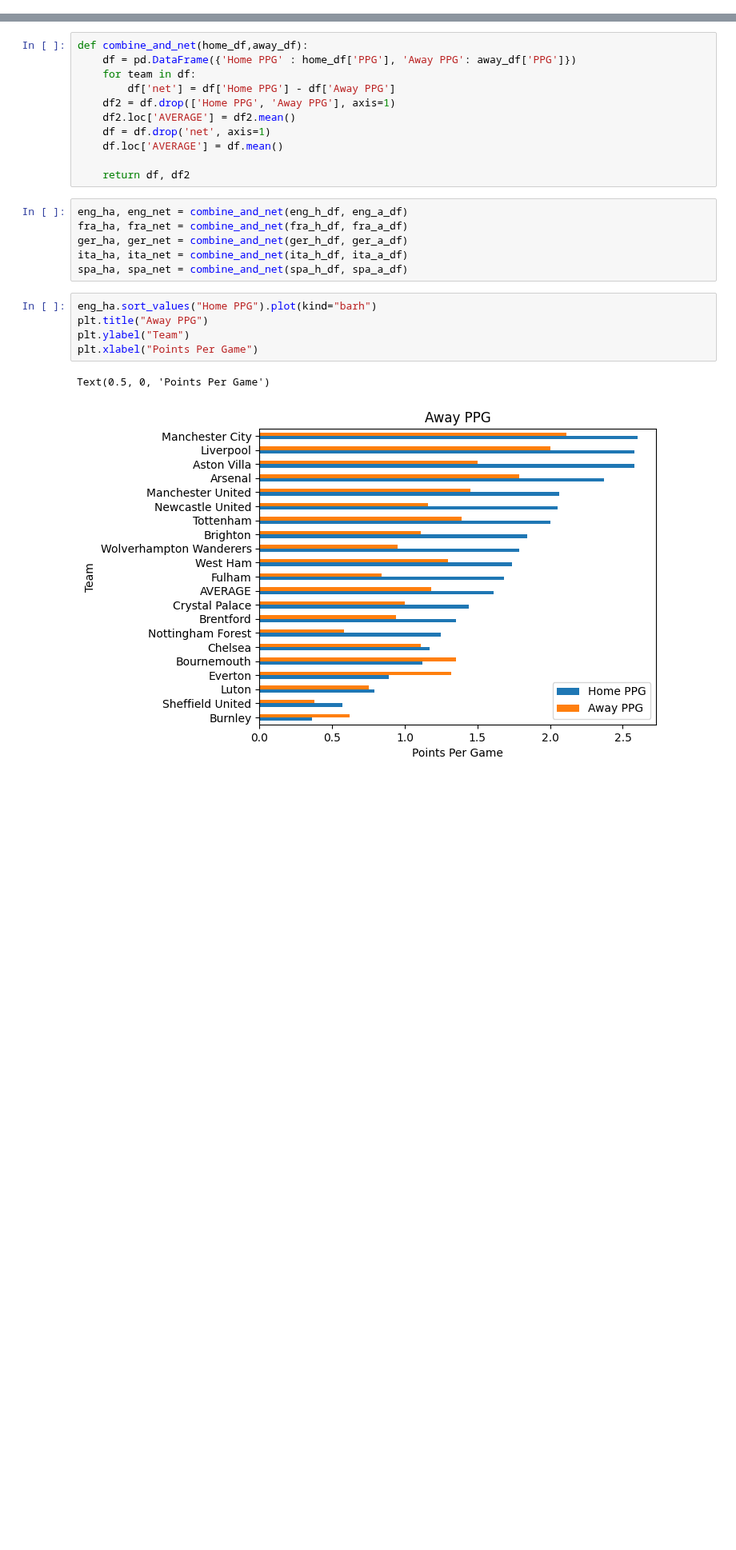
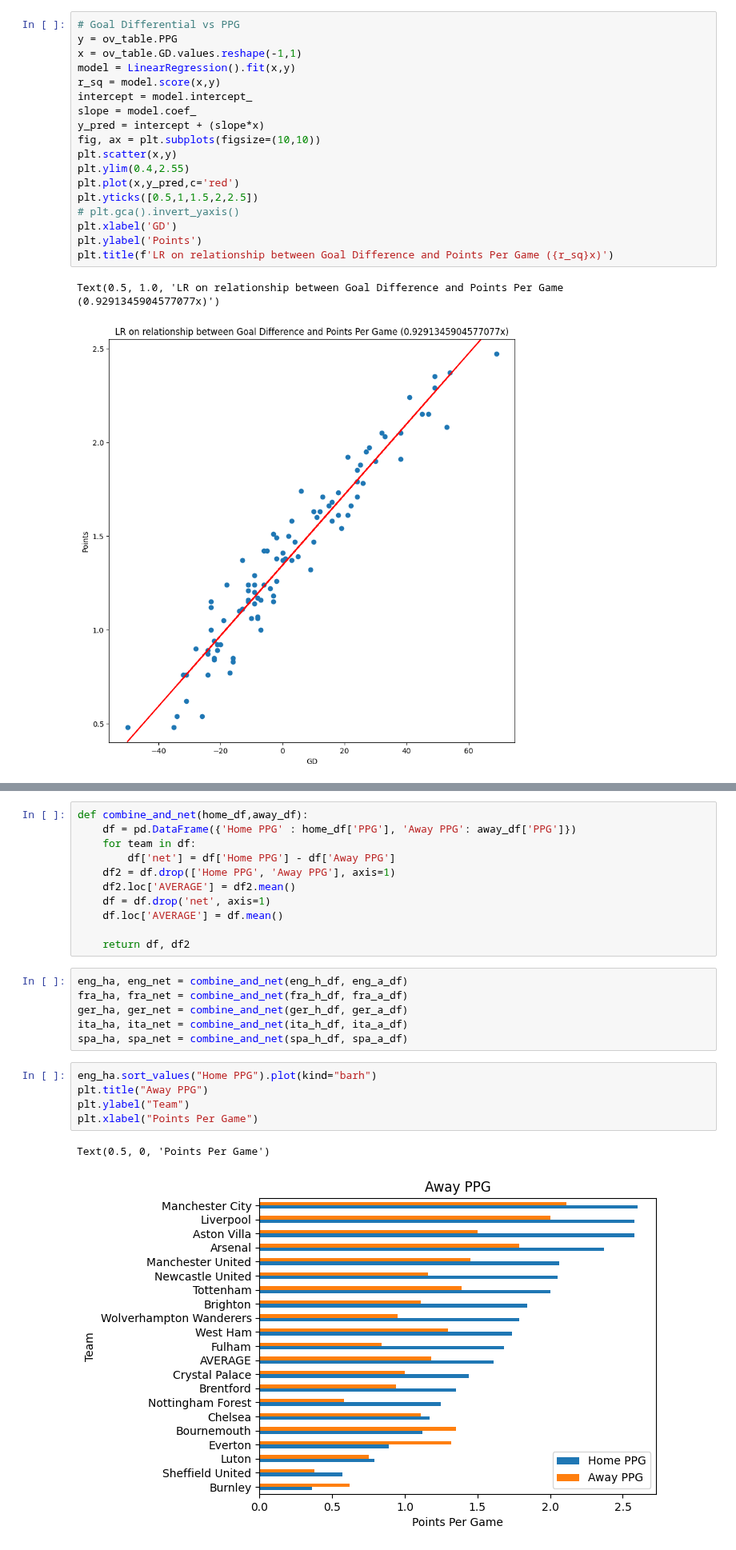
Before and after one commit to rpenn97/score_prediction_tool, a Jupyter notebook: EDA_DF/EDA.ipynb, the cells around one changed output, grey strips where cells are left out. Shown at 80% size. Saved outputs shown, nothing was run; the diff lists cells and outputs as text; blank space fills up the shorter version.

Commit message:
Linear/Logistic Regression and machine learning EDA 06 Mar

```diff
--- a/EDA_DF/EDA_Home_vs_Away.ipynb
+++ b/EDA_DF/EDA.ipynb
@@ -110,0 +155,21 @@ spa_r3_table_a
+# %%
+# Goal Differential vs PPG
+y = ov_table.PPG
+x = ov_table.GD.values.reshape(-1,1)
+model = LinearRegression().fit(x,y)
+r_sq = model.score(x,y)
+intercept = model.intercept_
+slope = model.coef_
+y_pred = intercept + (slope*x)
+fig, ax = plt.subplots(figsize=(10,10))
+plt.scatter(x,y)
+plt.ylim(0.4,2.55)
+plt.plot(x,y_pred,c='red')
+plt.yticks([0.5,1,1.5,2,2.5])
+# plt.gca().invert_yaxis()
+plt.xlabel('GD')
+plt.ylabel('Points')
+plt.title(f'LR on relationship between Goal Difference and Points Per Game ({r_sq}x)')
+# %% [output]
+Text(0.5, 1.0, 'LR on relationship between Goal Difference and Points Per Game (0.9291345904577077x)')
+[figure, added]
```
Also changed, not shown: parts of 16 cells of this notebook, 2 other files.
